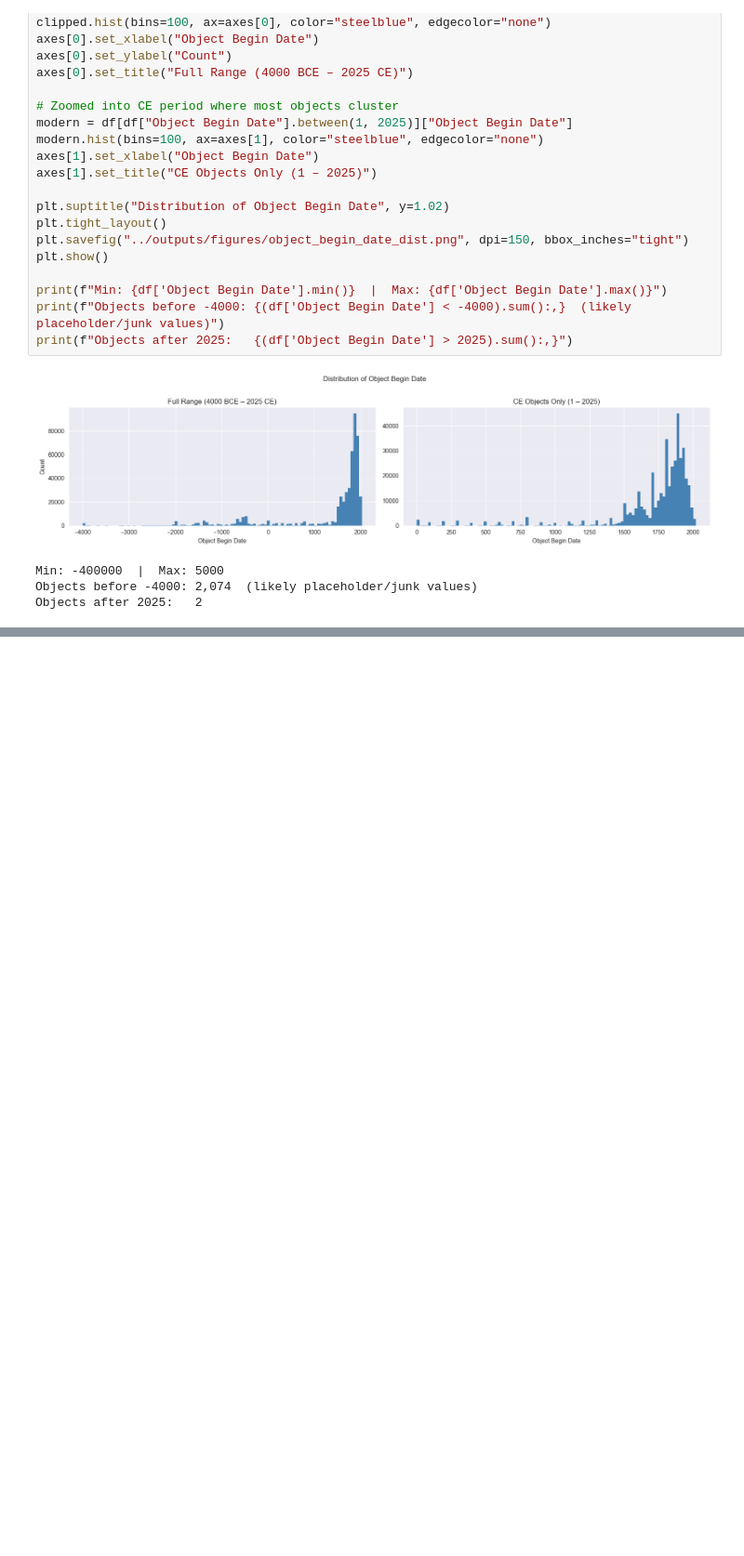
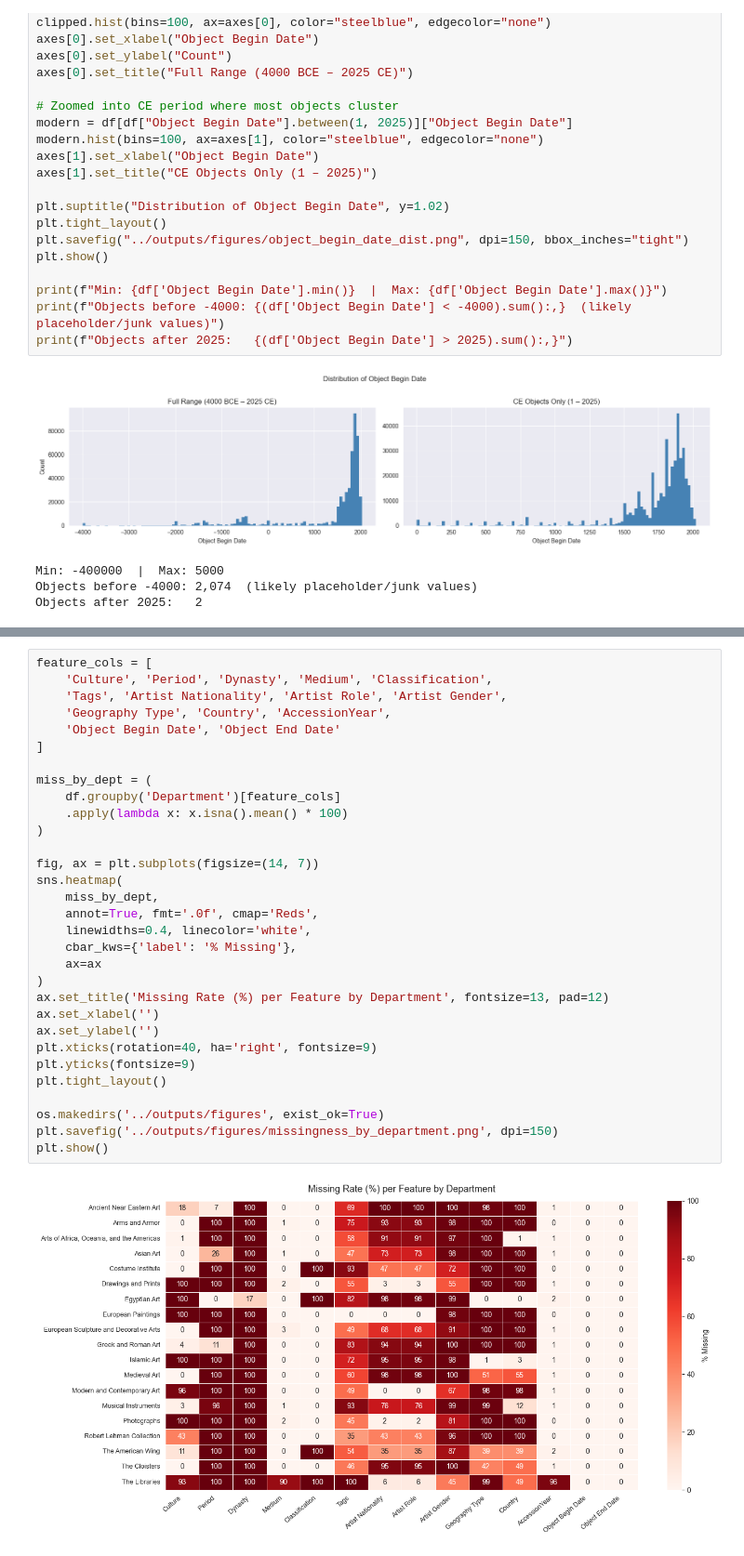
Before and after one commit to ishangupta4/cultural-pattern-discovery-ml, a Jupyter notebook: notebooks/met_eda.ipynb, the cells around one changed output, grey strips where cells are left out. Shown at 93% size. Cells and saved outputs as stored; diff of their text form; blank space fills up the shorter version.

```diff
--- a/notebooks/met_eda.ipynb
+++ b/notebooks/met_eda.ipynb
@@ -277,0 +285,33 @@ Objects after 2025:   2
+# %%
+feature_cols = [
+    'Culture', 'Period', 'Dynasty', 'Medium', 'Classification',
+    'Tags', 'Artist Nationality', 'Artist Role', 'Artist Gender',
+    'Geography Type', 'Country', 'AccessionYear',
+    'Object Begin Date', 'Object End Date'
+]
+
+miss_by_dept = (
+    df.groupby('Department')[feature_cols]
+    .apply(lambda x: x.isna().mean() * 100)
+)
+
+fig, ax = plt.subplots(figsize=(14, 7))
+sns.heatmap(
+    miss_by_dept,
+    annot=True, fmt='.0f', cmap='Reds',
+    linewidths=0.4, linecolor='white',
+    cbar_kws={'label': '% Missing'},
+    ax=ax
+)
+ax.set_title('Missing Rate (%) per Feature by Department', fontsize=13, pad=12)
+ax.set_xlabel('')
+ax.set_ylabel('')
+plt.xticks(rotation=40, ha='right', fontsize=9)
+plt.yticks(fontsize=9)
+plt.tight_layout()
+
+os.makedirs('../outputs/figures', exist_ok=True)
+plt.savefig('../outputs/figures/missingness_by_department.png', dpi=150)
+plt.show()
+# %% [output]
+[figure, added]
```
Also changed, not shown: parts of 14 cells of this notebook.
